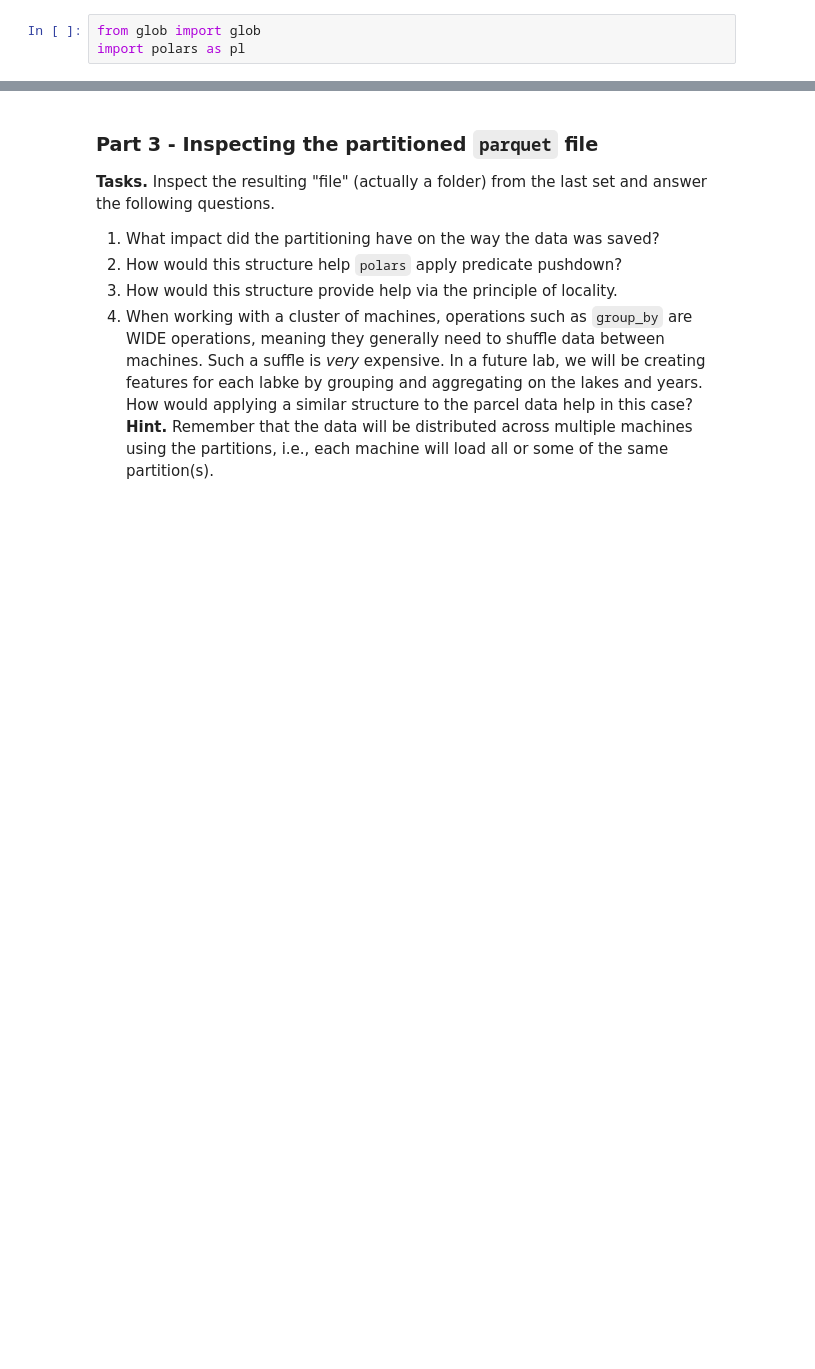
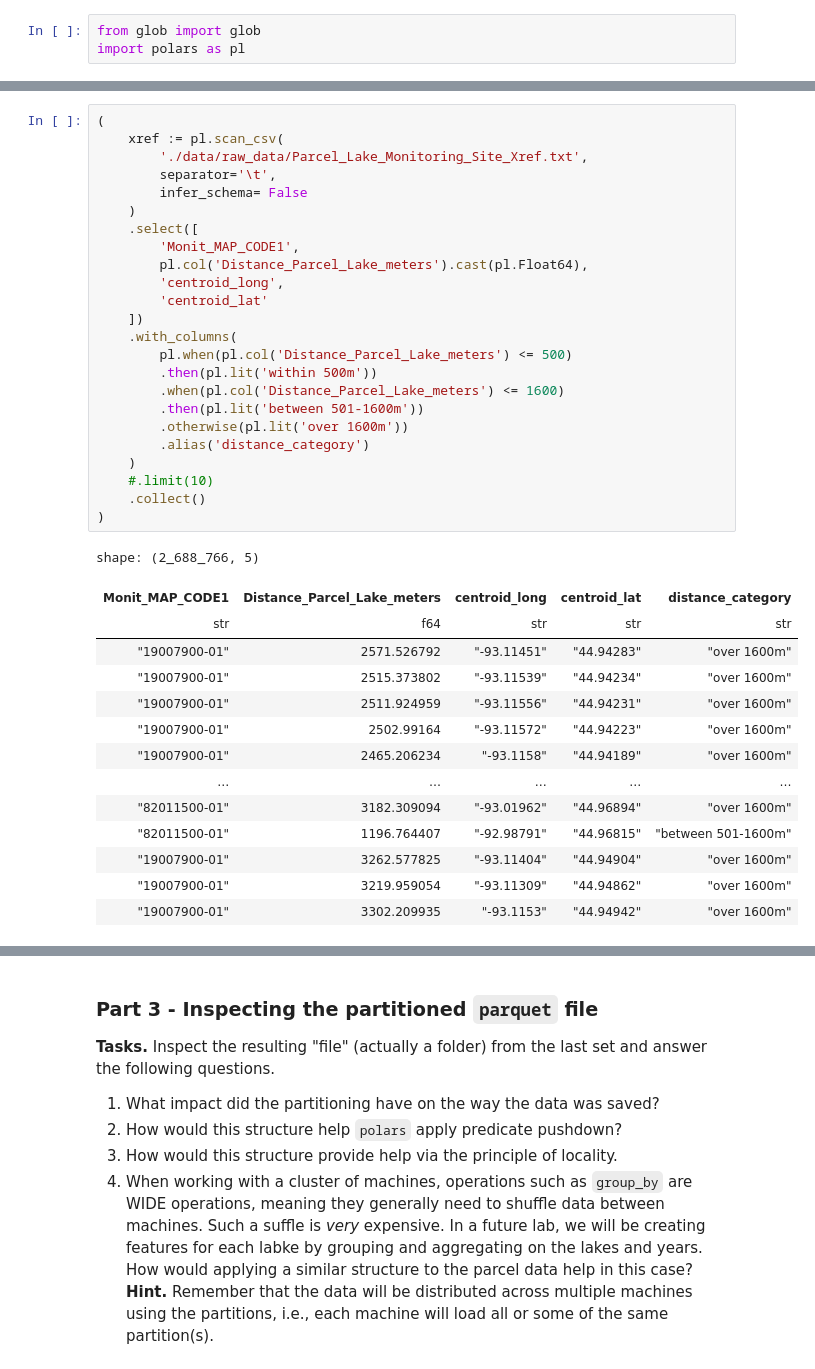
Before and after one commit to garettprestholdt/326_Final, a Jupyter notebook: Project_2_Lab_3_Creating_partitioned_parquet_files_V2.ipynb, the cells around one changed output, grey strips where cells are left out. Saved outputs shown, nothing was run; the diff lists cells and outputs as text; blank space fills up the shorter version.

```diff
--- a/Project_2_Lab_3_Creating_partitioned_parquet_files_V2.ipynb
+++ b/Project_2_Lab_3_Creating_partitioned_parquet_files_V2.ipynb
@@ -46,0 +66,39 @@ import polars as pl
+# %%
+(
+    xref := pl.scan_csv(
+        './data/raw_data/Parcel_Lake_Monitoring_Site_Xref.txt',
+        separator='\t',
+        infer_schema= False
+    )
+    .select([
+        'Monit_MAP_CODE1',
+        pl.col('Distance_Parcel_Lake_meters').cast(pl.Float64),
+        'centroid_long',
+        'centroid_lat'
+    ])
+    .with_columns(
+        pl.when(pl.col('Distance_Parcel_Lake_meters') <= 500)
+        .then(pl.lit('within 500m'))
+        .when(pl.col('Distance_Parcel_Lake_meters') <= 1600)
+        .then(pl.lit('between 501-1600m'))
+        .otherwise(pl.lit('over 1600m'))
+        .alias('distance_category')
+    )
+    #.limit(10)
+    .collect()
+)
+# %% [output]
+shape: (2_688_766, 5)
+| Monit_MAP_CODE1 | Distance_Parcel_Lake_meters | centroid_long | centroid_lat | distance_category |
+| str | f64 | str | str | str |
+| "19007900-01" | 2571.526792 | "-93.11451" | "44.94283" | "over 1600m" |
+| "19007900-01" | 2515.373802 | "-93.11539" | "44.94234" | "over 1600m" |
+| "19007900-01" | 2511.924959 | "-93.11556" | "44.94231" | "over 1600m" |
+| "19007900-01" | 2502.99164 | "-93.11572" | "44.94223" | "over 1600m" |
+| "19007900-01" | 2465.206234 | "-93.1158" | "44.94189" | "over 1600m" |
+| … | … | … | … | … |
+| "82011500-01" | 3182.309094 | "-93.01962" | "44.96894" | "over 1600m" |
+| "82011500-01" | 1196.764407 | "-92.98791" | "44.96815" | "between 501-1600m" |
+| "19007900-01" | 3262.577825 | "-93.11404" | "44.94904" | "over 1600m" |
+| "19007900-01" | 3219.959054 | "-93.11309" | "44.94862" | "over 1600m" |
+| "19007900-01" | 3302.209935 | "-93.1153" | "44.94942" | "over 1600m" |
```
Also changed, not shown: parts of 4 cells of this notebook.
